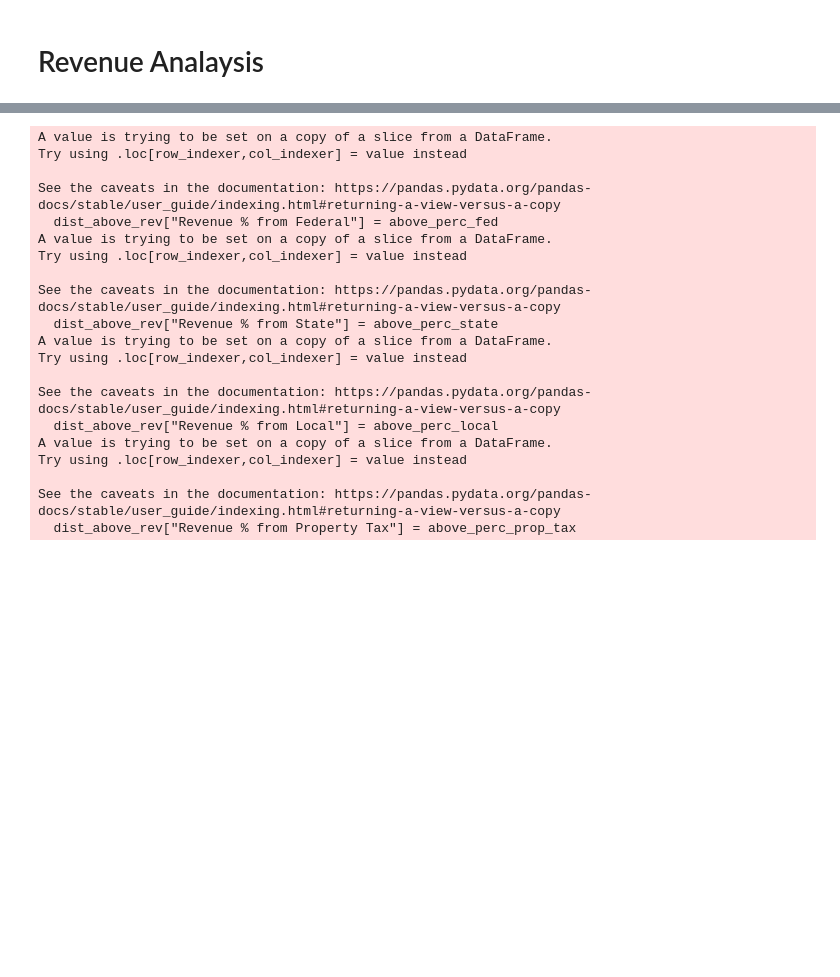
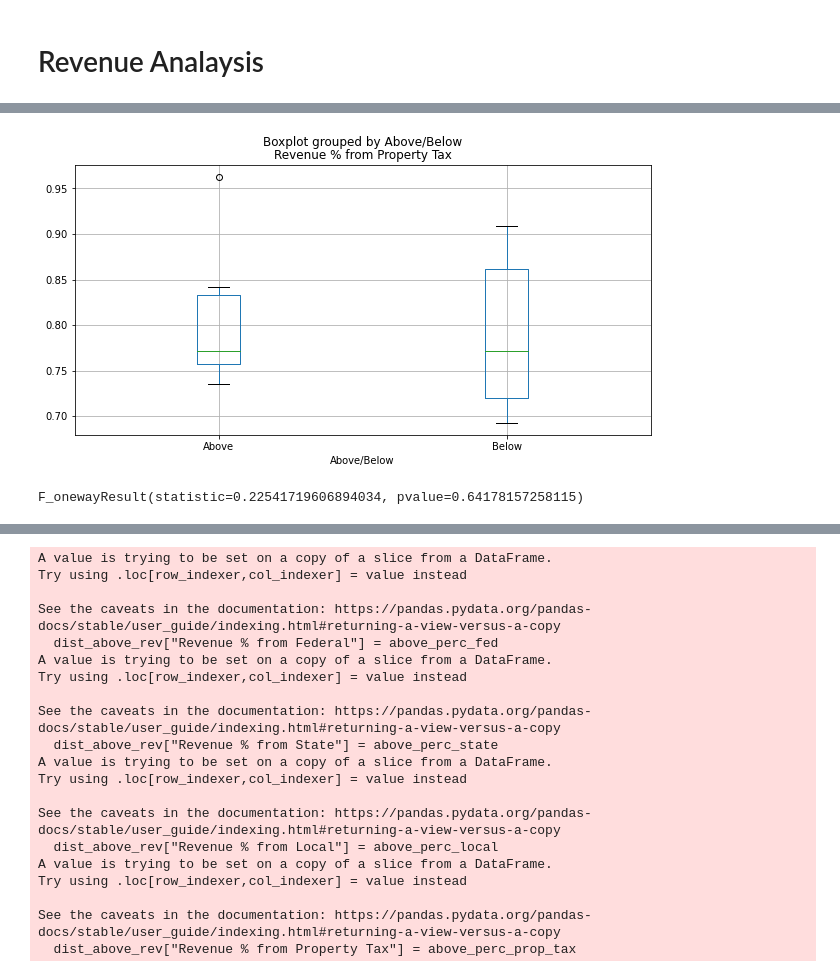
Before and after one commit to jjwilliams11/project1, a Jupyter notebook: Education_Dropout/FL_Education_Dropout_JJ.ipynb, the cells around one changed output, grey strips where cells are left out. Drawn from its saved outputs; the diff is of its cells as text; code cells hidden in the pictures; blank space fills up the shorter version.

```diff
--- a/Education_Dropout/FL_Education_Dropout_JJ.ipynb
+++ b/Education_Dropout/FL_Education_Dropout_JJ.ipynb
@@ -604,0 +605,14 @@ See the caveats in the documentation: https://pandas.pydata.org/pandas-docs/stab
+# %%
+district_rev.boxplot("Revenue % from Property Tax", by="Above/Below", figsize=(10, 5))
+plt.show()
+# %% [output]
+[figure, added]
+# %%
+# Extract individual groups
+above = district_rev[district_rev["Above/Below"] == "Above"]["Revenue % from Property Tax"]
+below = district_rev[district_rev["Above/Below"] == "Below"]["Revenue % from Property Tax"]
+
+# Perform the ANOVA
+sts.f_oneway(above, below)
+# %% [output]
+F_onewayResult(statistic=0.22541719606894034, pvalue=0.64178157258115)
```
Also changed, not shown: parts of 24 cells of this notebook.
